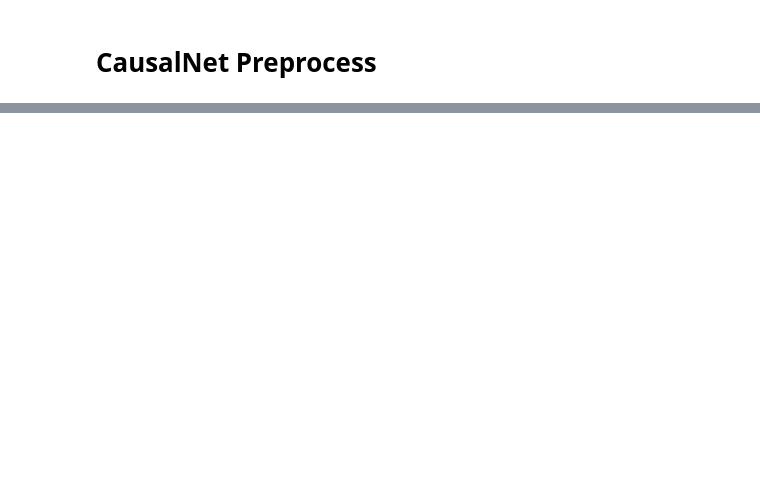
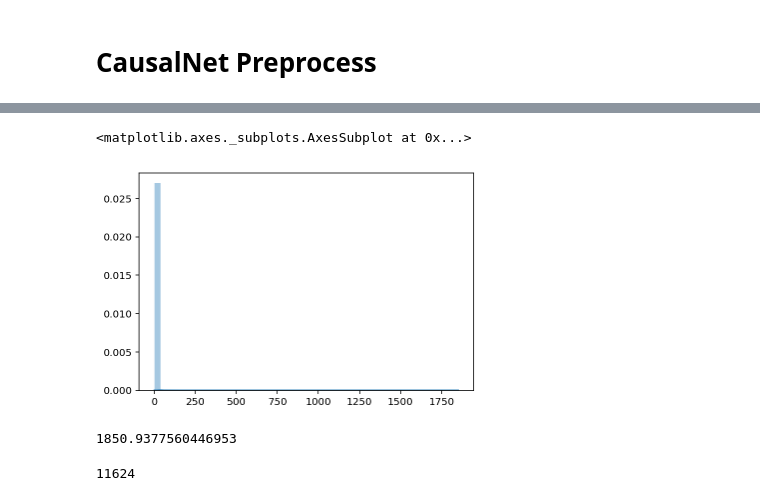
Before and after one commit to xkuang/deep_alchemy_furnace, a Jupyter notebook: COPA/FINAL/CausalNet/CausalPMI.ipynb, the cells around one changed output, grey strips where cells are left out. Drawn from its saved outputs; the diff is of its cells as text; code cells hidden in the pictures; blank space fills up the shorter version.

```diff
--- a/COPA/FINAL/CausalNet/CausalPMI.ipynb
+++ b/COPA/FINAL/CausalNet/CausalPMI.ipynb
@@ -168,0 +484,34 @@ M = 660412209
+# %%
+trainCword_freq = copaCword_freq
+trainEword_freq = copaEword_freq
+trainPair_freq = {trainPair[i]: trainFreq[i] for i in range(len(trainPairs))}
+# %%
+M = 660412209
+N = 62675002
+ALPHA = 0.66
+
+def SPCPMI(p, LAMBDA=1.):
+    """
+    Compute single pair causal-PMI score
+    """
+    try:
+        CSnec = (trainPair_freq[p] / N) / (((trainCword_freq[p[0]] / M) ** ALPHA) * (trainEword_freq[p[1]]) / M)
+    except:
+        CSnec = 0
+    try:
+        CSsuf = (trainPair_freq[p] / N) / ((trainCword_freq[p[0]] / M) * ((trainEword_freq[p[1]] / M) ** ALPHA))
+    except:
+        CSsuf = 0
+
+    CS = (CSnec ** LAMBDA) * (CSsuf ** (1 - LAMBDA))
+    return CS
+# %%
+trainScore = [SPCPMI(p) for p in tqdm(trainPair)]
+# %%
+plotData = trainScore.copy()
+np.random.shuffle(plotData)
+# %%
+sns.distplot(plotData, rug=False)
+# %% [output]
+<matplotlib.axes._subplots.AxesSubplot at 0x...>
+[figure, added]
@@ -168,0 +523,4 @@ M = 660412209
+# %%
+max(trainScore)
+# %% [output]
+1850.9377560446953
@@ -168,0 +529,4 @@ M = 660412209
+# %%
+sum([1 for i in trainScore if i >= 10])
+# %% [output]
+11624
```
Also changed, not shown: parts of 61 cells of this notebook, 1 other file.
